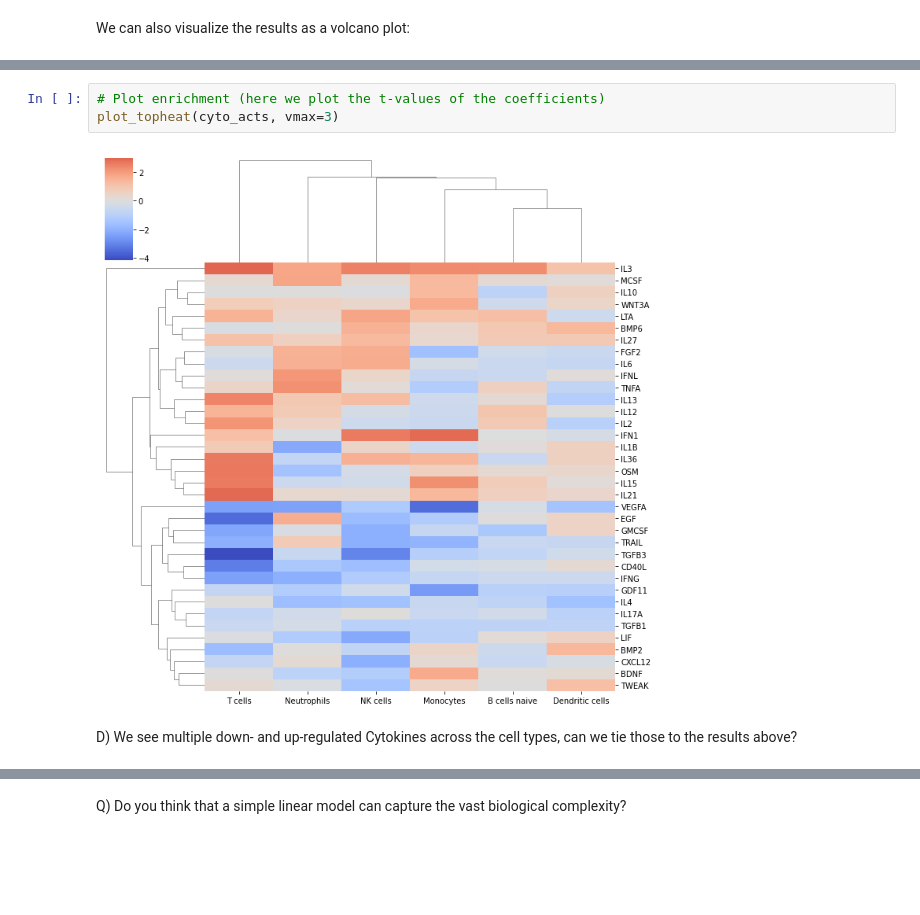
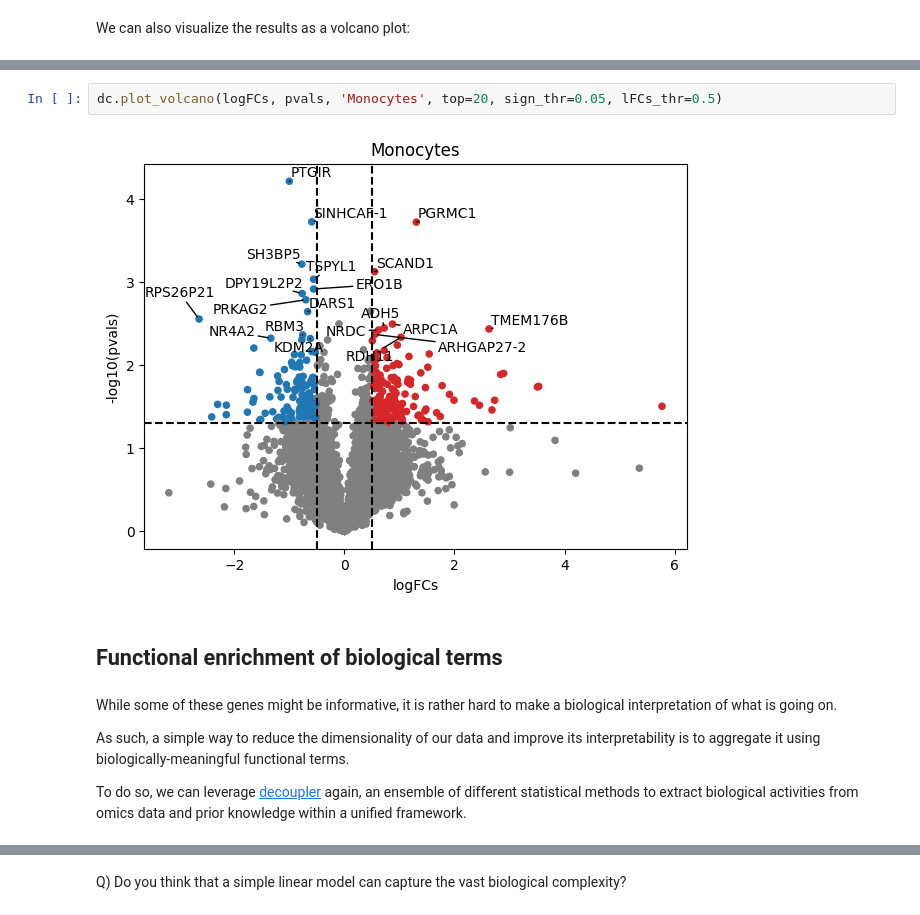
Before and after one commit to saezlab/eccb2022_sc_funcomics, a Jupyter notebook: sc_analysis.ipynb, the cells around one changed output, grey strips where cells are left out. Saved outputs shown, nothing was run; the diff lists cells and outputs as text; blank space fills up the shorter version.

```diff
--- a/sc_analysis.ipynb
+++ b/sc_analysis.ipynb
@@ -687,7 +702,13 @@ Dense run of mlm on mat with 6 samples and 7365 potential targets.
-# %%
-# Plot enrichment (here we plot the t-values of the coefficients)
-plot_topheat(cyto_acts, vmax=3)
-# %% [output]
-[figure, removed]
-# %% [markdown]
-D) We see multiple down- and up-regulated Cytokines across the cell types, can we tie those to the results above?
+# %%
+dc.plot_volcano(logFCs, pvals, 'Monocytes', top=20, sign_thr=0.05, lFCs_thr=0.5)
+# %% [output]
+[figure, added]
+# %% [markdown]
+## Functional enrichment of biological terms
+# %% [markdown]
+While some of these genes might be informative, it is rather hard to make a biological interpretation of what is going on.
+
+As such, a simple way to reduce the dimensionality of our data and improve its interpretability is to aggregate it using biologically-meaningful functional terms.
+
+To do so, we can leverage [decoupler](decoupler-py.readthedocs.io/) again,
+an ensemble of different statistical methods to extract biological activities from omics data and prior knowledge within a unified framework.
```
Also changed, not shown: parts of 120 cells of this notebook.
